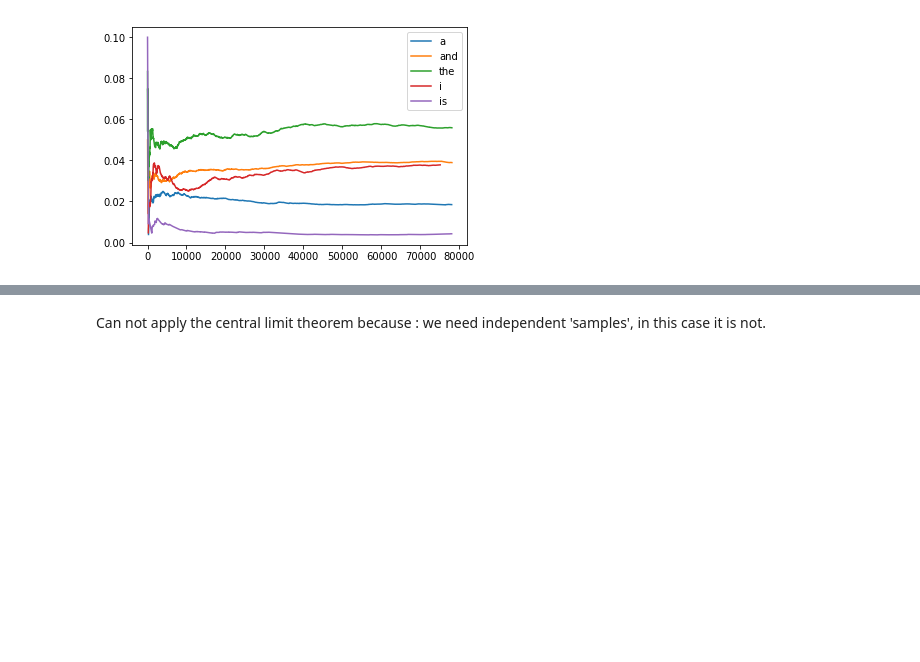
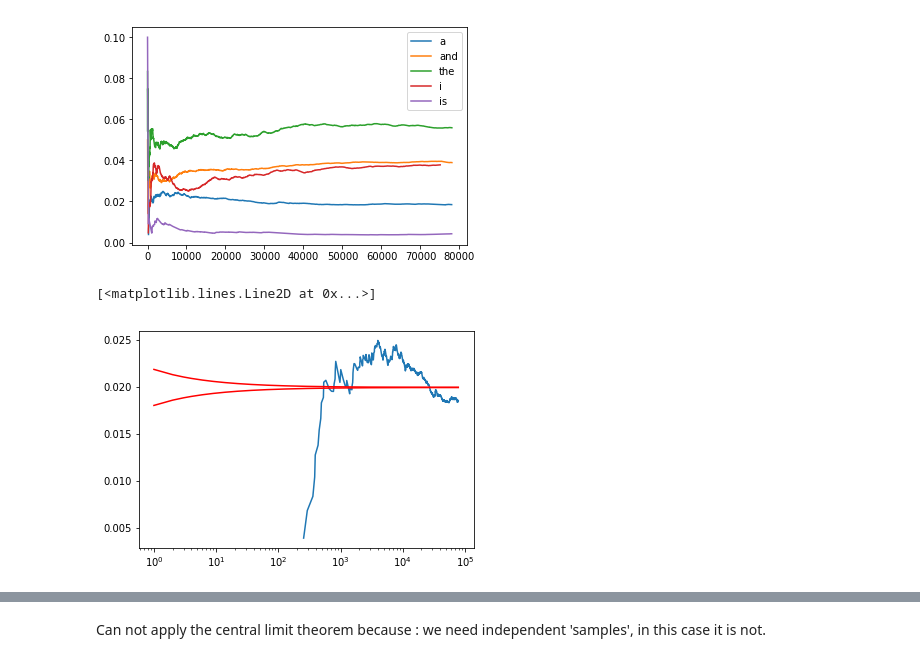
Before and after one commit to enrique96lopez/berkeley-stat-157, a Jupyter notebook: hw2/homework2.ipynb, the cells around one changed output, grey strips where cells are left out. Saved outputs shown, nothing was run; the diff lists cells and outputs as text; code cells hidden in the pictures; blank space fills up the shorter version.

```diff
--- a/hw2/homework2.ipynb
+++ b/hw2/homework2.ipynb
@@ -97,9 +97,14 @@ py.legend()
 <matplotlib.legend.Legend at 0x...>
 [figure]
 # %%
-variance =
-mean =
-y =
-plt.semilogx(y,(variance**0.5) * np.power(y,-0.5) + mean,'r')
-plt.semilogx(y,-(variance**0.5) * np.power(y,-0.5) + mean,'r')
-plt.label(key)
+num = np.ones(len(c['a']))
+n =  np.cumsum(num)
+proportion = n/c['a']
+
+py.plot(c['a'], proportion, label = key)
+y = np.arange(1, len(b)+1).reshape(len(b), 1)
+py.semilogx(y, (np.var(proportion)**0.5) * np.power(y,-0.5) + np.mean(proportion),'r')
+py.semilogx(y,  -(np.var(proportion)**0.5) * np.power(y,-0.5) + np.mean(proportion),'r')
+# %% [output]
+[<matplotlib.lines.Line2D at 0x...>]
+[figure, added]
```
Also changed, not shown: parts of 1 cell of this notebook, 3 other files.
